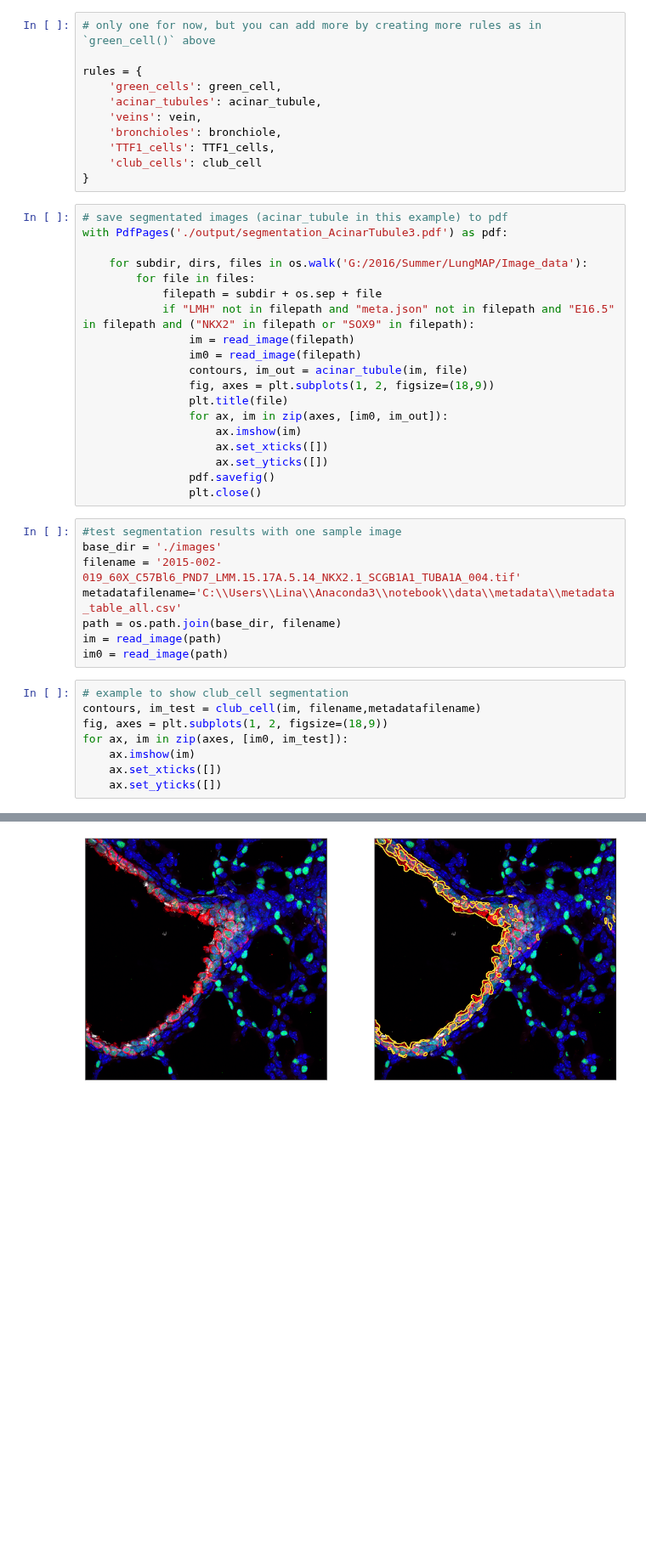
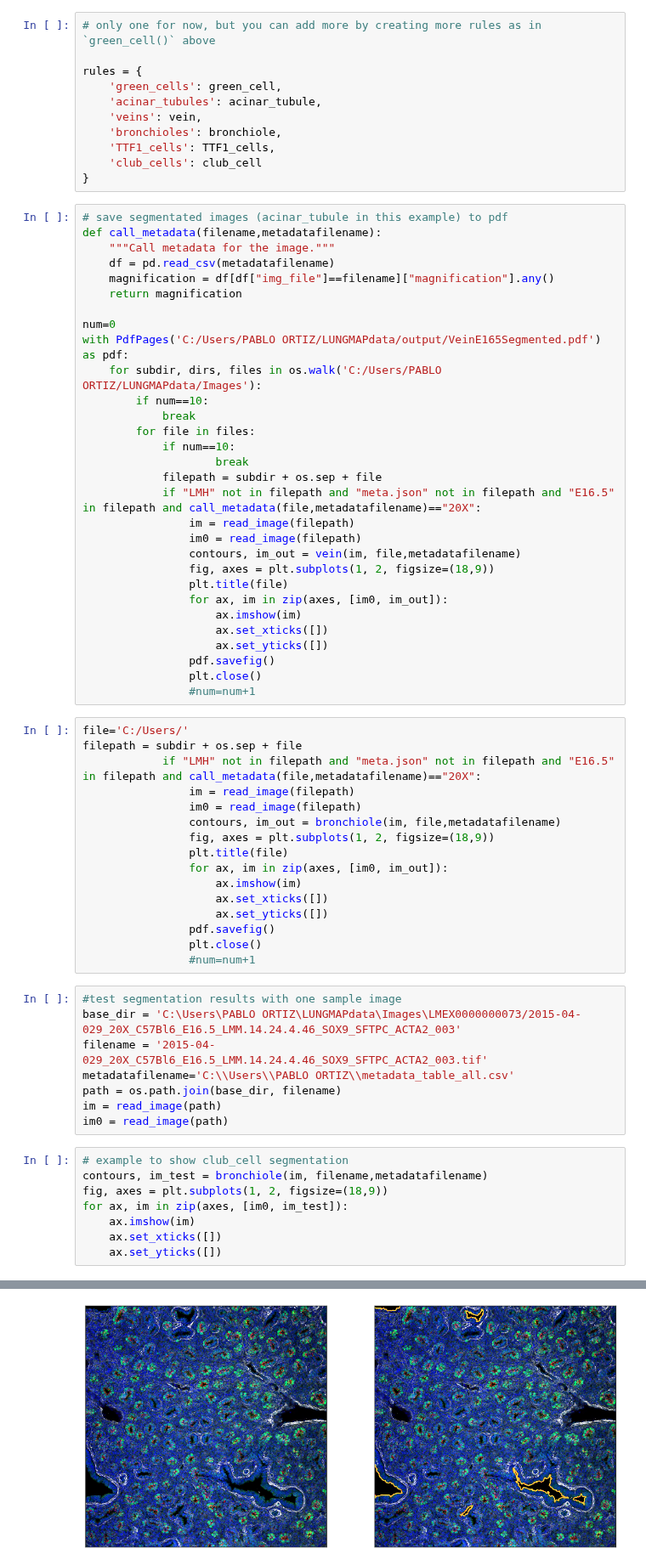
Before and after one commit to cliburn/lungmap-data-plus-2016, a Jupyter notebook: notebooks/scripts/segmentation_multiple_rules.ipynb, the cells around one changed output, grey strips where cells are left out. Shown at 85% size. Cells and saved outputs as stored; diff of their text form; blank space fills up the shorter version.

Commit message:
Bronchioles and Blood Vessels Image added

```diff
--- a/notebooks/scripts/segmentation_multiple_rules.ipynb
+++ b/notebooks/scripts/segmentation_multiple_rules.ipynb
@@ -457,15 +465,25 @@ rules = {
 }
 # %%
 # save segmentated images (acinar_tubule in this example) to pdf
-with PdfPages('./output/segmentation_AcinarTubule3.pdf') as pdf:
+def call_metadata(filename,metadatafilename):
+    """Call metadata for the image."""
+    df = pd.read_csv(metadatafilename)
+    magnification = df[df["img_file"]==filename]["magnification"].any()
+    return magnification
 
-    for subdir, dirs, files in os.walk('G:/2016/Summer/LungMAP/Image_data'):
+num=0
+with PdfPages('C:/Users/PABLO ORTIZ/LUNGMAPdata/output/VeinE165Segmented.pdf') as pdf:
+    for subdir, dirs, files in os.walk('C:/Users/PABLO ORTIZ/LUNGMAPdata/Images'):
+        if num==10:
+            break
         for file in files:
+            if num==10:
+                    break
             filepath = subdir + os.sep + file
-            if "LMH" not in filepath and "meta.json" not in filepath and "E16.5" in filepath and ("NKX2" in filepath or "SOX9" in filepath):
+            if "LMH" not in filepath and "meta.json" not in filepath and "E16.5" in filepath and call_metadata(file,metadatafilename)=="20X":
                 im = read_image(filepath)
                 im0 = read_image(filepath)
-                contours, im_out = acinar_tubule(im, file)
+                contours, im_out = vein(im, file,metadatafilename)
                 fig, axes = plt.subplots(1, 2, figsize=(18,9))
                 plt.title(file)
                 for ax, im in zip(axes, [im0, im_out]):
@@ -474,17 +492,34 @@ with PdfPages('./output/segmentation_AcinarTubule3.pdf') as pdf:
                     ax.set_yticks([])
                 pdf.savefig()
                 plt.close()
+                #num=num+1
+# %%
+file='C:/Users/'
+filepath = subdir + os.sep + file
+            if "LMH" not in filepath and "meta.json" not in filepath and "E16.5" in filepath and call_metadata(file,metadatafilename)=="20X":
+                im = read_image(filepath)
+                im0 = read_image(filepath)
+                contours, im_out = bronchiole(im, file,metadatafilename)
+                fig, axes = plt.subplots(1, 2, figsize=(18,9))
+                plt.title(file)
+                for ax, im in zip(axes, [im0, im_out]):
+                    ax.imshow(im)
+                    ax.set_xticks([])
+                    ax.set_yticks([])
+                pdf.savefig()
+                plt.close()
+                #num=num+1
 # %%
 #test segmentation results with one sample image
-base_dir = './images'
-filename = '2015-002-019_60X_C57Bl6_PND7_LMM.15.17A.5.14_NKX2.1_SCGB1A1_TUBA1A_004.tif'
-metadatafilename='C:\\Users\\Lina\\Anaconda3\\notebook\\data\\metadata\\metadata_table_all.csv'
+base_dir = 'C:\Users\PABLO ORTIZ\LUNGMAPdata\Images\LMEX0000000073/2015-04-029_20X_C57Bl6_E16.5_LMM.14.24.4.46_SOX9_SFTPC_ACTA2_003'
+filename = '2015-04-029_20X_C57Bl6_E16.5_LMM.14.24.4.46_SOX9_SFTPC_ACTA2_003.tif'
+metadatafilename='C:\\Users\\PABLO ORTIZ\\metadata_table_all.csv'
 path = os.path.join(base_dir, filename)
 im = read_image(path)
 im0 = read_image(path)
 # %%
 # example to show club_cell segmentation
-contours, im_test = club_cell(im, filename,metadatafilename)
+contours, im_test = bronchiole(im, filename,metadatafilename)
 fig, axes = plt.subplots(1, 2, figsize=(18,9))
 for ax, im in zip(axes, [im0, im_test]):
     ax.imshow(im)
@@ -494 +542 @@ for ax, im in zip(axes, [im0, im_test]):
-[figure, old version]
+[figure, new version]
```
Also changed, not shown: parts of 4 cells of this notebook, 4 other files.
